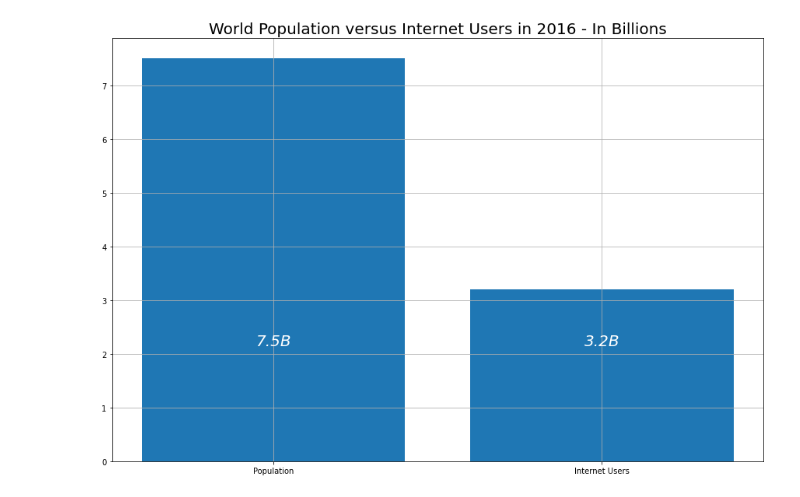
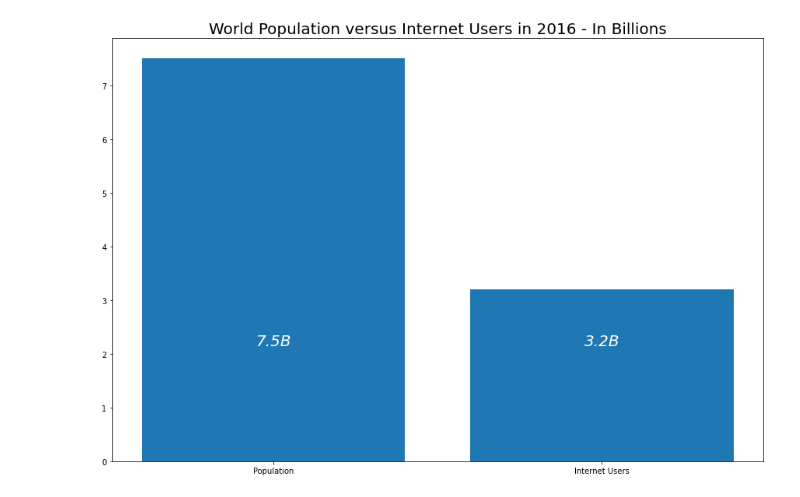
Before and after one commit to JoshuaFarmerATX/butterfly_effects_project, a Jupyter notebook: Butterfly_Effect_Final.ipynb, the cells around one changed output. Cells and saved outputs as stored; diff of their text form; code cells hidden in the pictures.

```diff
--- a/Butterfly_Effect_Final.ipynb
+++ b/Butterfly_Effect_Final.ipynb
@@ -17,5 +18,4 @@ import warnings
 # %%
-#This is where we merge the data together. The script for merging the files is located in the data_import file.
 rest_df = data_import.get_rest_countries()
 cia_df = data_import.get_cia_data()
 merged_data = pd.merge(rest_df, cia_df, how="inner", on="ISO3")
@@ -32,7 +32,6 @@ merged_data = merged_data[
         "internet_users",
         "internet_%_of_population",
         "median_age",
-        "gdp_purchasing_power_parity",
         "education_expenditures",
     ]
 ]
@@ -79,35 +82,34 @@ world2 = merged_data.iloc[226]
 round_population = round(world2.population / 1000000000, 1)
 round_users = round(world2.internet_users / 1000000000, 1)
 data = {"Population": round_population, "Internet Users": round_users}
 names = list(data.keys())
 values = list(data.values())
 fig, axs = plt.subplots(1, 1, figsize=(15, 10), sharey=False)
 plot = axs.bar(names, values)
-plt.grid()
 plt.title("World Population versus Internet Users in 2016 - In Billions", fontsize=20)
 
 
 def autolabel(rects):
     for idx, rect in enumerate(plot):
         height = rect.get_height() / abs(rect.get_height()) * 2
         axs.text(
             rect.get_x() + rect.get_width() / 2.0,
             1.05 * height,
             str(values[idx]) + "B",
             size="20",
             fontstyle="oblique",
             ha="center",
             va="bottom",
             rotation=0,
             color="white",
         )
 
 
 autolabel(plot)
 
 plt.show()
 # %% [output]
-[figure, old version]
+[figure, new version]
 # %%
 # Population versus Internet users by area
 per_sub_area = (
```
Also changed, not shown: parts of 12 cells of this notebook.
